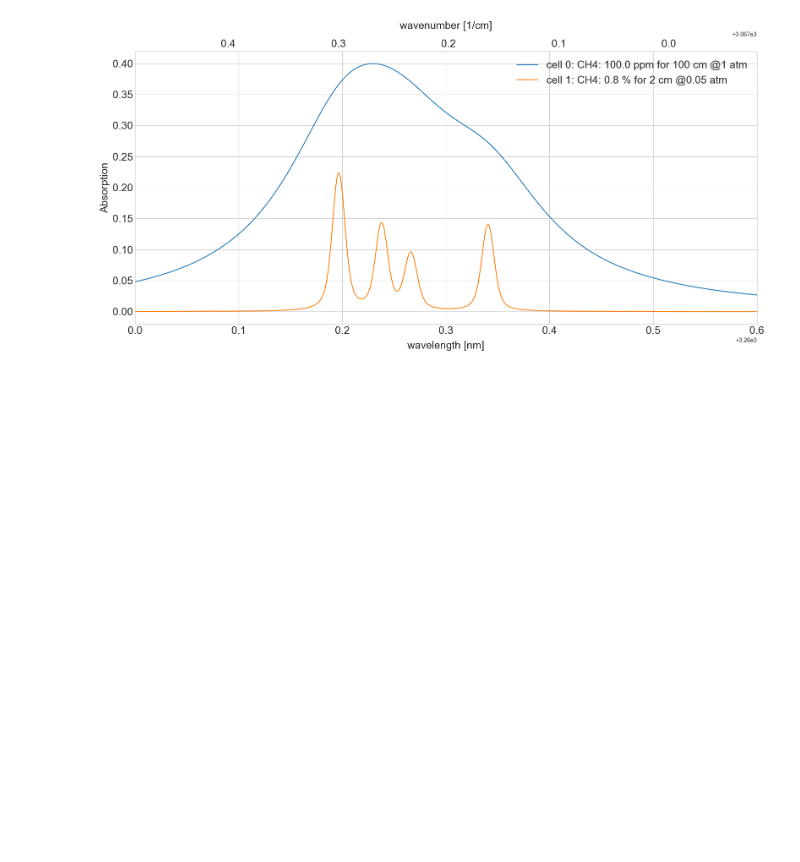
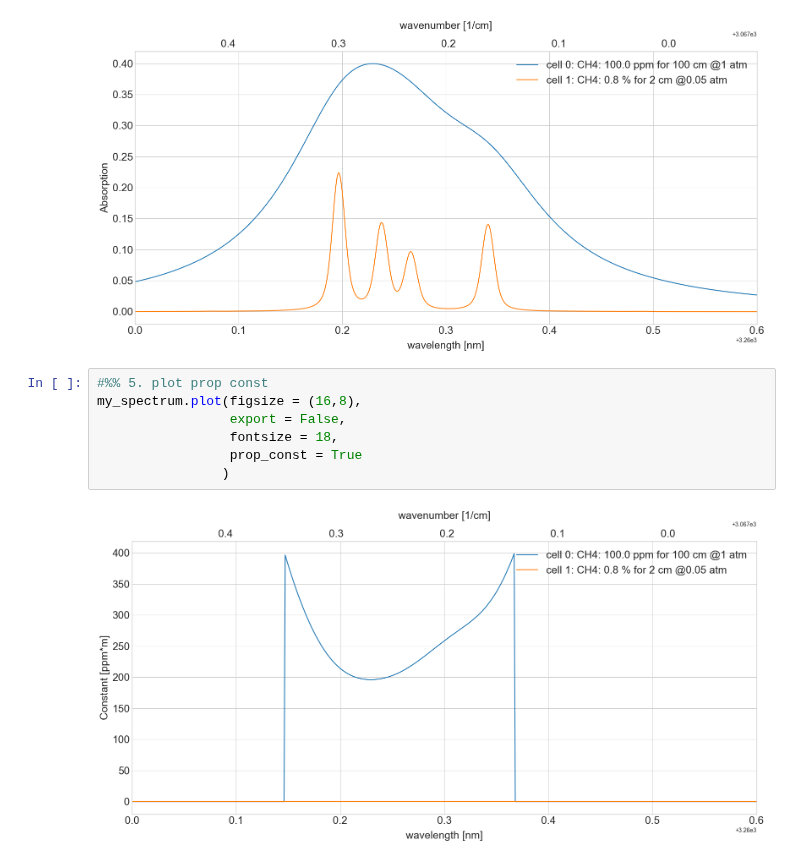
Before and after one commit to dermahax/spectracalc_hapi, a Jupyter notebook: saved_spectra/CH4_Sensitvity_Tuning.ipynb, the cells around one changed output. Drawn from its saved outputs; the diff is of its cells as text; blank space fills up the shorter version.

Commit message:
Added possiblity to plot the proportial constant

```diff
--- a/saved_spectra/CH4_Sensitvity_Tuning.ipynb
+++ b/saved_spectra/CH4_Sensitvity_Tuning.ipynb
@@ -75,6 +75,15 @@ Gas cell 1:
          Gasses (VMR):
                  CH4: 0.008
 [figure]
+# %%
+#%% 5. plot prop const
+my_spectrum.plot(figsize = (16,8),
+                 export = False,
+                 fontsize = 18,
+                 prop_const = True
+                )
+# %% [output]
+[figure, added]
 # %%
 #%% 6. export
 # exports a text file containing the infomration about the spectrum and the gas cells.
```
Also changed, not shown: parts of 1 cell of this notebook, 2 other files.
